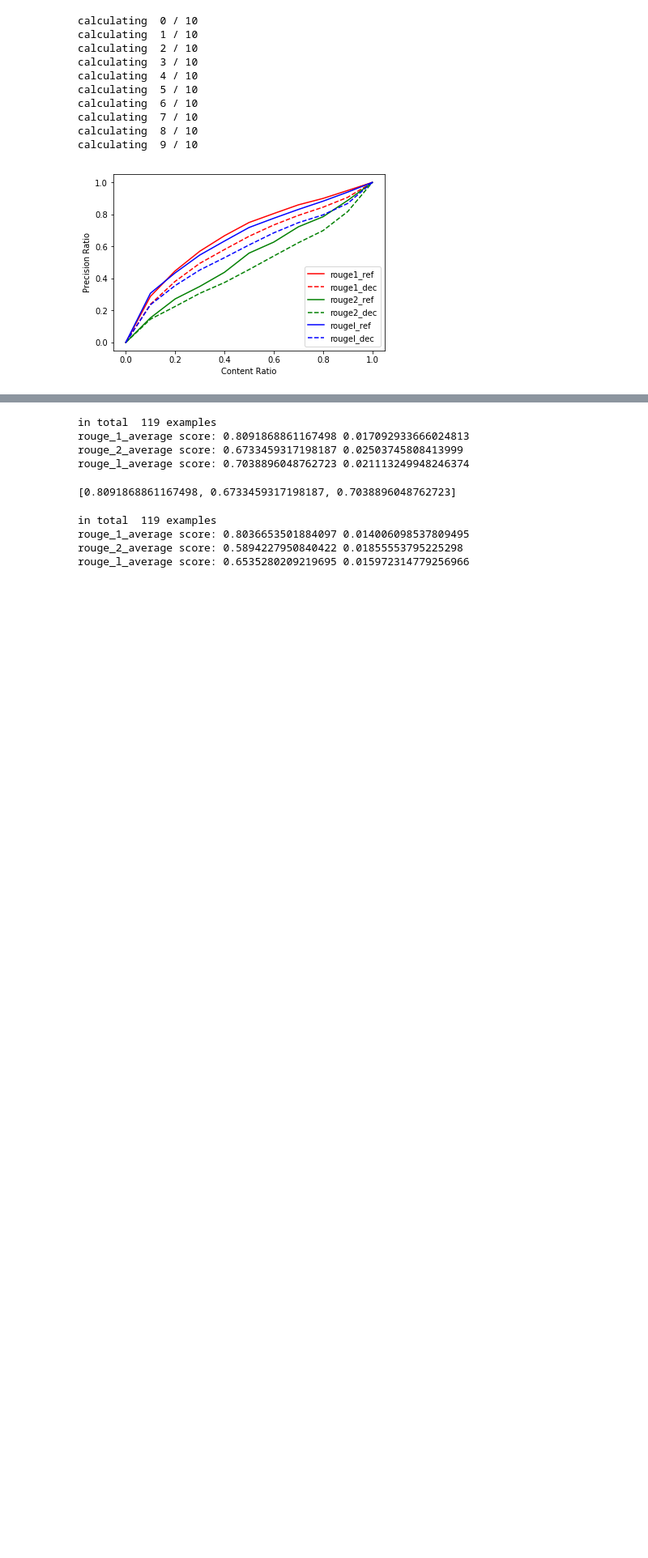
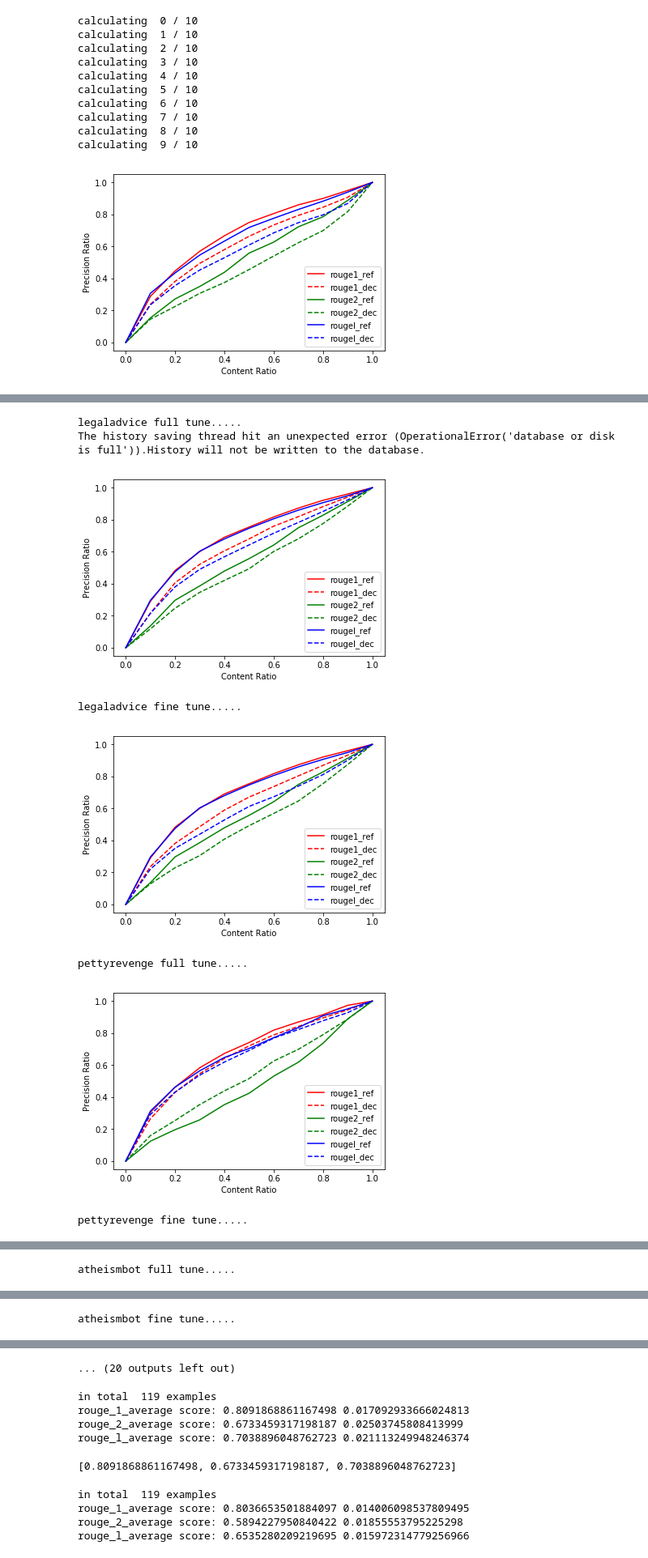
Before and after one commit to yiyang7/pointer, a Jupyter notebook: compute_rouge_teng_copy.ipynb, the cells around one changed output, grey strips where cells are left out. Shown at 81% size. Drawn from its saved outputs; the diff is of its cells as text; code cells hidden in the pictures; blank space fills up the shorter version.

```diff
--- a/compute_rouge_teng_copy.ipynb
+++ b/compute_rouge_teng_copy.ipynb
@@ -236,0 +299,15 @@ rouge_l_average score: 0.16126166888240775
+# %%
+subreddit_names = ['nfl']
+
+for sub in subreddit_names:
+    path_pre = './log/full_tune_' + sub + '_exp/'
+    subfolder_name = [d for d in listdir(path_pre) if d[:3] == 'dec'][0]
+    path_pre += subfolder_name
+    print(sub, 'full tune.....')
+    computeRougeScore(path_pre,alpha_input = 0.5,  if_rouge_be=False, consider_first=0, random_test=False, print_result=True)
+
+    path_pre = './log/fine_tune_' + sub + '_exp/'
+    subfolder_name = [d for d in listdir(path_pre) if d[:3] == 'dec'][0]
+    path_pre += subfolder_name
+    print(sub, 'fine tune.....')
+    computeRougeScore(path_pre,alpha_input = 0.5,  if_rouge_be=False, consider_first=0, random_test=False, print_result=True)
@@ -486,7 +762,8 @@ rouge_2_average score: 0.5003590780151564
 rouge_l_average score: 0.5965231043409077
 [0.7444281817937951, 0.5003590780151564, 0.5965231043409077]
 # %%
-def plot_coverage(path_pre, consider_first, random_test = False, ref_folder = '/content/', decode_folder = '/reference/'):
+def plot_coverage(path_pre, consider_first, random_test = False, ref_folder = '/content/',
+                  decode_folder = '/reference/', print_progress = True):
     str_length = [i *0.1 for i in range(1, 11)]
     r_scores_ref = np.zeros([3, len(str_length)])
     r_scores_dec = np.zeros([3, len(str_length)])
@@ -497,7 +774,8 @@ def plot_coverage(path_pre, consider_first, random_test = False, ref_folder = '/
                       first_str_in_ref=50000, random_test = random_test,
                                        ref_folder = '/content/', decode_folder = '/decoded/')
     for i, s in enumerate(str_length):
-        print('calculating ', i ,'/', len(str_length))
+        if print_progress:
+            print('calculating ', i ,'/', len(str_length))
         r_scores_ref[:, i]= computeRougeScore(path_pre, alpha_input = 0.99,  consider_first=consider_first,
                       first_str_in_ref=s, random_test = random_test,
                                               ref_folder = '/content/', decode_folder = '/reference/')
@@ -516,6 +794,7 @@ def plot_coverage(path_pre, consider_first, random_test = False, ref_folder = '/
     plt.xlabel('Content Ratio')
     plt.ylabel('Precision Ratio')
     plt.legend()
+    plt.show()
 # %%
 # pretrained on relationships
 
@@ -578,0 +848,28 @@ calculating  9 / 10
+# %%
+# SubReddits_to_include_10 = [ 'relationships', 'legaladvice', 'nfl',  'pettyrevenge', 'atheismbot',
+#                             'ShouldIbuythisgame', 'ukpolitics', 'Dogtraining',  'AskHistorians', 'Anxiety']
+
+SubReddits_to_include_9 = [ 'legaladvice',  'pettyrevenge', 'atheismbot',
+                            'ShouldIbuythisgame', 'ukpolitics', 'Dogtraining',  'AskHistorians', 'Anxiety']
+for sub in SubReddits_to_include_9:
+    consider_first = 100
+    path_pre = './log/full_tune_' + sub + '_exp/'
+    subfolder_name = [d for d in listdir(path_pre) if d[:3] == 'dec'][0]
+    path_pre += subfolder_name
+    print(sub, 'full tune.....')
+    plot_coverage(path_pre, consider_first, print_progress=False)
+
+    path_pre = './log/fine_tune_' + sub + '_exp/'
+    subfolder_name = [d for d in listdir(path_pre) if d[:3] == 'dec'][0]
+    path_pre += subfolder_name
+    print(sub, 'fine tune.....')
+    plot_coverage(path_pre, consider_first, print_progress=False)
+# %% [output]
+legaladvice full tune.....
+The history saving thread hit an unexpected error (OperationalError('database or disk is full')).History will not be written to the database.
+[figure, added]
+legaladvice fine tune.....
+[figure, added]
+pettyrevenge full tune.....
+[figure, added]
+pettyrevenge fine tune.....
@@ -578,0 +877 @@ calculating  9 / 10
+atheismbot full tune.....
@@ -578,0 +879 @@ calculating  9 / 10
+atheismbot fine tune.....
@@ -579,3 +881,4 @@ calculating  9 / 10
+... (20 outputs left out)
 # %%
 path_pre = './log/pretrained_relationships_exp/decode_test_400maxenc_4beam_35mindec_120maxdec_ckpt-238410_cov_init_cov_init'
 
```
Also changed, not shown: parts of 13 cells of this notebook, 9 other files.
